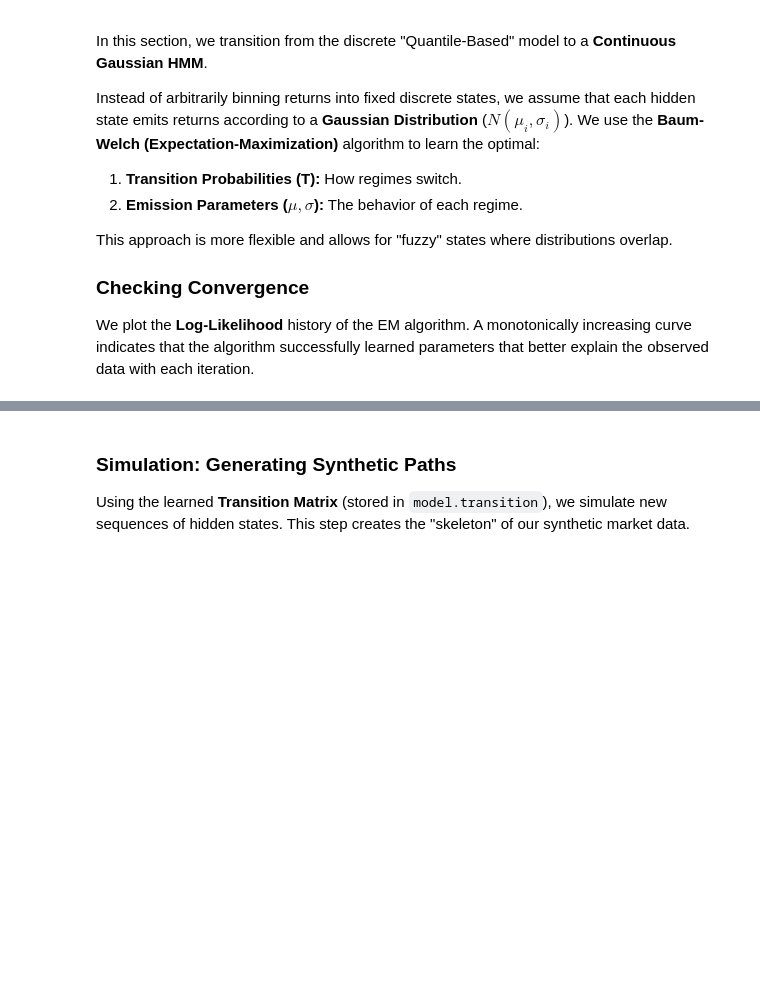
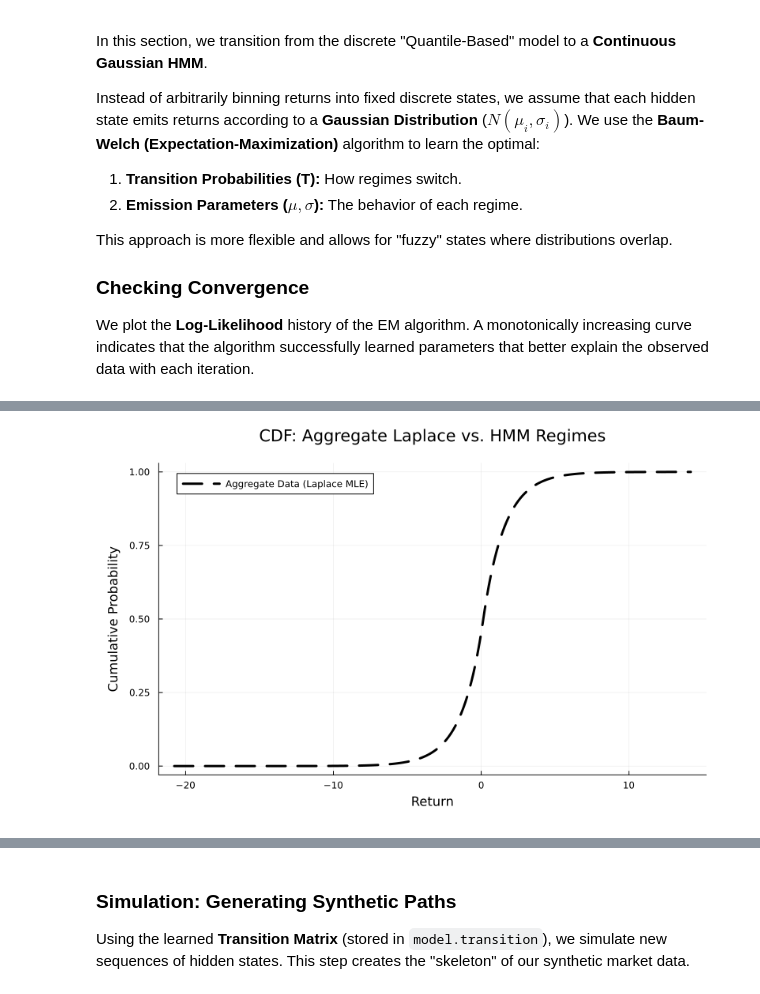
Before and after one commit to varnerlab/CHMM-Model-Repository, a Jupyter notebook: Simulation_notebook-continuous-HMM.ipynb, the cells around one changed output, grey strips where cells are left out. Drawn from its saved outputs; the diff is of its cells as text; code cells hidden in the pictures; blank space fills up the shorter version.

```diff
--- a/Simulation_notebook-continuous-HMM.ipynb
+++ b/Simulation_notebook-continuous-HMM.ipynb
@@ -244,0 +227,49 @@ plot(model.log_likelihood_history,
+# %%
+
+# --- VISUALIZE EMISSIONS VS FITTED LAPLACE ---
+
+# 1. Fit Laplace Distribution to the Aggregate Data
+# fitting a Laplace distribution MLE:
+L_dist = fit_mle(Laplace, in_sample_dataset)
+
+
+# 2. Setup
+min_ret, max_ret = extrema(in_sample_dataset)
+x_grid = range(min_ret, stop=max_ret, length=500)
+state_colors = cgrad(:viridis, number_of_states, categorical=true)
+
+# 3. Create the CDF Plot
+p_cdf = plot(
+    title = "CDF: Aggregate Laplace vs. HMM Regimes",
+    xlabel = "Return",
+    ylabel = "Cumulative Probability",
+    legend = :topleft,
+    size = (800, 500), # Bigger size for standalone plot
+    margin = 5Plots.mm
+)
+
+# Plot Aggregate
+plot!(p_cdf, x_grid, cdf.(L_dist, x_grid),
+    label="Aggregate Data (Laplace MLE)",
+    lw=3, color=:black, linestyle=:dash
+)
+
+# Plot States
+for s in 1:number_of_states
+    d = model.emission[s]
+    plot!(p_pdf, x_grid, pdf.(d, x_grid),
+        label="", lw=1, color=state_colors[s], alpha=0.3
+    )
+end
+
+# # Plot States
+# for s in 1:number_of_states
+#     d = model.emission[s]
+#     plot!(p_cdf, x_grid, cdf.(d, x_grid),
+#         label="", lw=1, color=state_colors[s], alpha=0.3
+#     )
+# end
+
+display(p_cdf)
+# %% [output]
+[figure, added]
```
Also changed, not shown: parts of 19 cells of this notebook.
